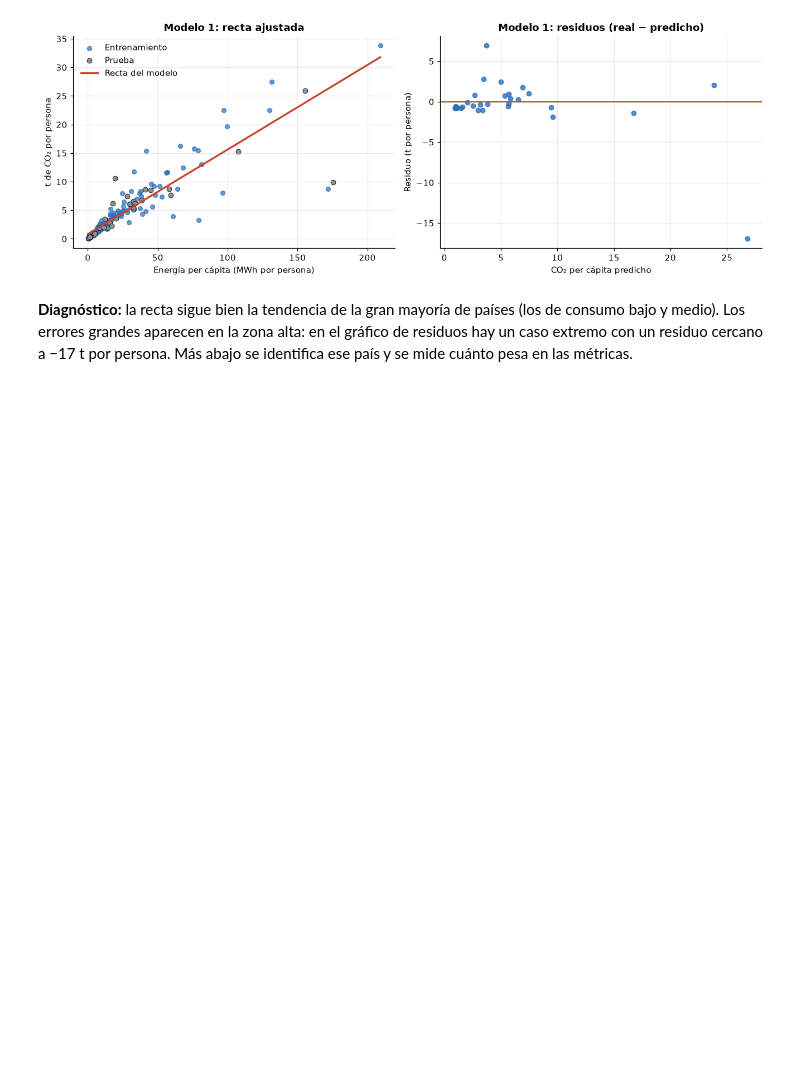
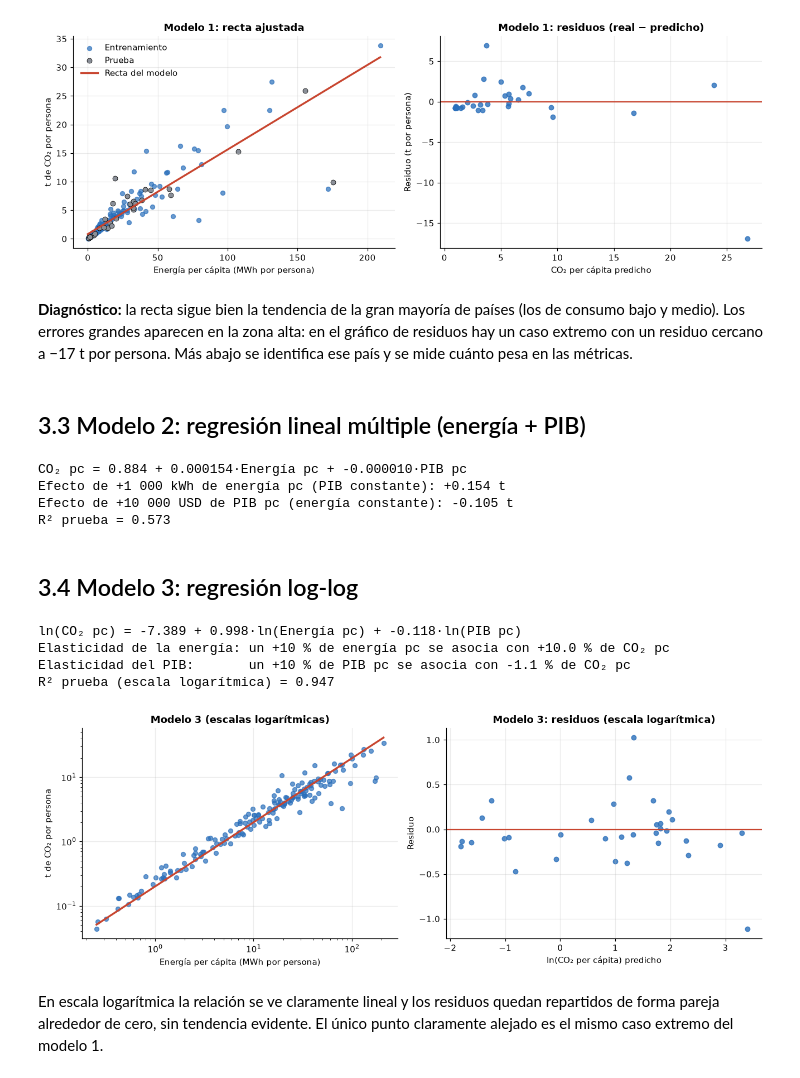
Before and after one commit to SebastianJerez18/proyecto-final-co2, a Jupyter notebook: notebooks/03_modelo_regresion.ipynb, the cells around one changed output. Cells and saved outputs as stored; diff of their text form; code cells hidden in the pictures; blank space fills up the shorter version.

Commit message:
Agrega modelos con PIB y transformación logarítmica

```diff
--- a/notebooks/03_modelo_regresion.ipynb
+++ b/notebooks/03_modelo_regresion.ipynb
@@ -101,3 +101,67 @@ plt.tight_layout(); plt.show()
 [figure]
 # %% [markdown]
 **Diagnóstico:** la recta sigue bien la tendencia de la gran mayoría de países (los de consumo bajo y medio). Los errores grandes aparecen en la zona alta: en el gráfico de residuos hay un caso extremo con un residuo cercano a −17 t por persona. Más abajo se identifica ese país y se mide cuánto pesa en las métricas.
+# %% [markdown]
+## 3.3 Modelo 2: regresión lineal múltiple (energía + PIB)
+# %%
+m2 = LinearRegression().fit(X_tr, y_tr)
+pred2 = m2.predict(X_te)
+evaluar("2. Múltiple (energía + PIB)", y_te, pred2)
+
+print(f"CO₂ pc = {m2.intercept_:.3f} + {m2.coef_[0]:.6f}·Energía pc + {m2.coef_[1]:.6f}·PIB pc")
+print(f"Efecto de +1 000 kWh de energía pc (PIB constante): {m2.coef_[0]*1000:+.3f} t")
+print(f"Efecto de +10 000 USD de PIB pc (energía constante): {m2.coef_[1]*10000:+.3f} t")
+print(f"R² prueba = {r2_score(y_te, pred2):.3f}")
+# %% [output]
+CO₂ pc = 0.884 + 0.000154·Energía pc + -0.000010·PIB pc
+Efecto de +1 000 kWh de energía pc (PIB constante): +0.154 t
+Efecto de +10 000 USD de PIB pc (energía constante): -0.105 t
+R² prueba = 0.573
+# %% [markdown]
+## 3.4 Modelo 3: regresión log-log
+# %%
+# Transformación logarítmica: las variables quedan en escala relativa (porcentajes)
+Xl = np.log(X)
+yl = np.log(y)
+Xl_tr, Xl_te, yl_tr, yl_te = train_test_split(Xl, yl, test_size=0.2, random_state=42)
+
+m3 = LinearRegression().fit(Xl_tr, yl_tr)
+predl = m3.predict(Xl_te)
+
+# Para comparar con los otros modelos se regresa a toneladas por persona
+pred3 = np.exp(predl)
+y_te3 = np.exp(yl_te)
+evaluar("3. Log-log (energía + PIB)", y_te3, pred3)
+
+print(f"ln(CO₂ pc) = {m3.intercept_:.3f} + {m3.coef_[0]:.3f}·ln(Energía pc) + {m3.coef_[1]:.3f}·ln(PIB pc)")
+print(f"Elasticidad de la energía: un +10 % de energía pc se asocia con {((1.10**m3.coef_[0])-1)*100:+.1f} % de CO₂ pc")
+print(f"Elasticidad del PIB:       un +10 % de PIB pc se asocia con {((1.10**m3.coef_[1])-1)*100:+.1f} % de CO₂ pc")
+print(f"R² prueba (escala logarítmica) = {r2_score(yl_te, predl):.3f}")
+# %% [output]
+ln(CO₂ pc) = -7.389 + 0.998·ln(Energía pc) + -0.118·ln(PIB pc)
+Elasticidad de la energía: un +10 % de energía pc se asocia con +10.0 % de CO₂ pc
+Elasticidad del PIB:       un +10 % de PIB pc se asocia con -1.1 % de CO₂ pc
+R² prueba (escala logarítmica) = 0.947
+# %%
+fig, axes = plt.subplots(1, 2, figsize=(12, 4.4))
+
+axes[0].scatter(np.exp(Xl["energy_per_capita"]) / 1000, y, s=26, color=AZUL, alpha=0.7)
+orden = np.argsort(Xl["energy_per_capita"].values)
+# Recta del modelo 3 fijando el PIB en su mediana, solo para visualizar la relación con la energía
+x_e = np.linspace(Xl["energy_per_capita"].min(), Xl["energy_per_capita"].max(), 100)
+y_hat = m3.intercept_ + m3.coef_[0] * x_e + m3.coef_[1] * Xl["gdp_per_capita"].median()
+axes[0].plot(np.exp(x_e) / 1000, np.exp(y_hat), color=ROJO, lw=2.2)
+axes[0].set_xscale("log"); axes[0].set_yscale("log")
+axes[0].set_title("Modelo 3 (escalas logarítmicas)")
+axes[0].set_xlabel("Energía per cápita (MWh por persona)"); axes[0].set_ylabel("t de CO₂ por persona")
+
+resid3 = yl_te - predl
+axes[1].scatter(predl, resid3, s=30, color=AZUL, alpha=0.8)
+axes[1].axhline(0, color=ROJO, lw=1.5)
+axes[1].set_title("Modelo 3: residuos (escala logarítmica)")
+axes[1].set_xlabel("ln(CO₂ per cápita) predicho"); axes[1].set_ylabel("Residuo")
+plt.tight_layout(); plt.show()
+# %% [output]
+[figure, added]
+# %% [markdown]
+En escala logarítmica la relación se ve claramente lineal y los residuos quedan repartidos de forma pareja alrededor de cero, sin tendencia evidente. El único punto claramente alejado es el mismo caso extremo del modelo 1.
```
